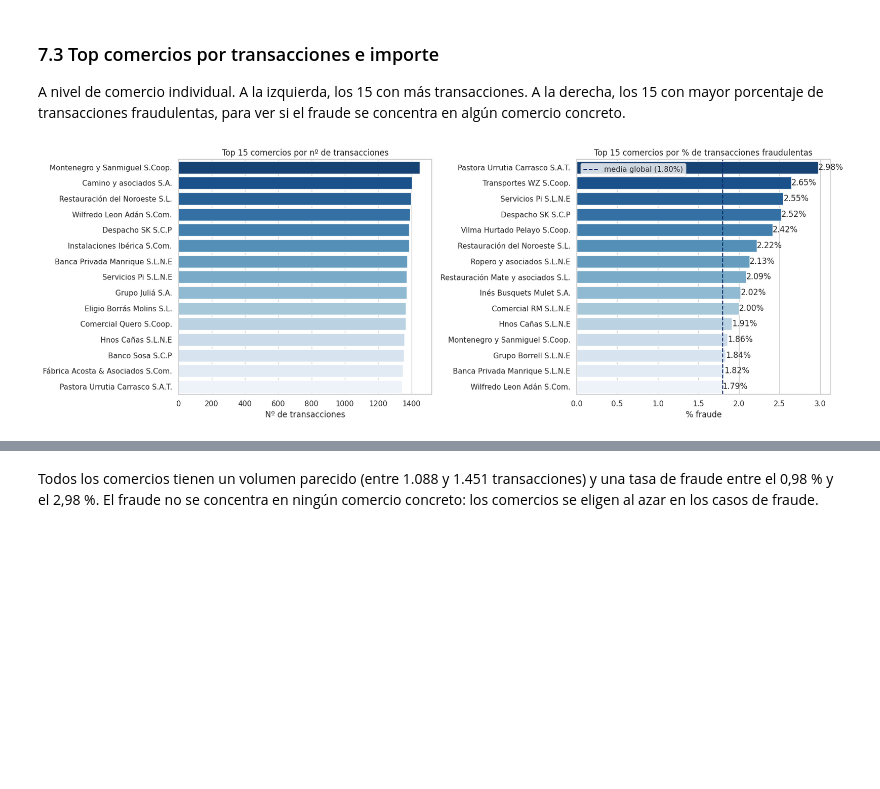
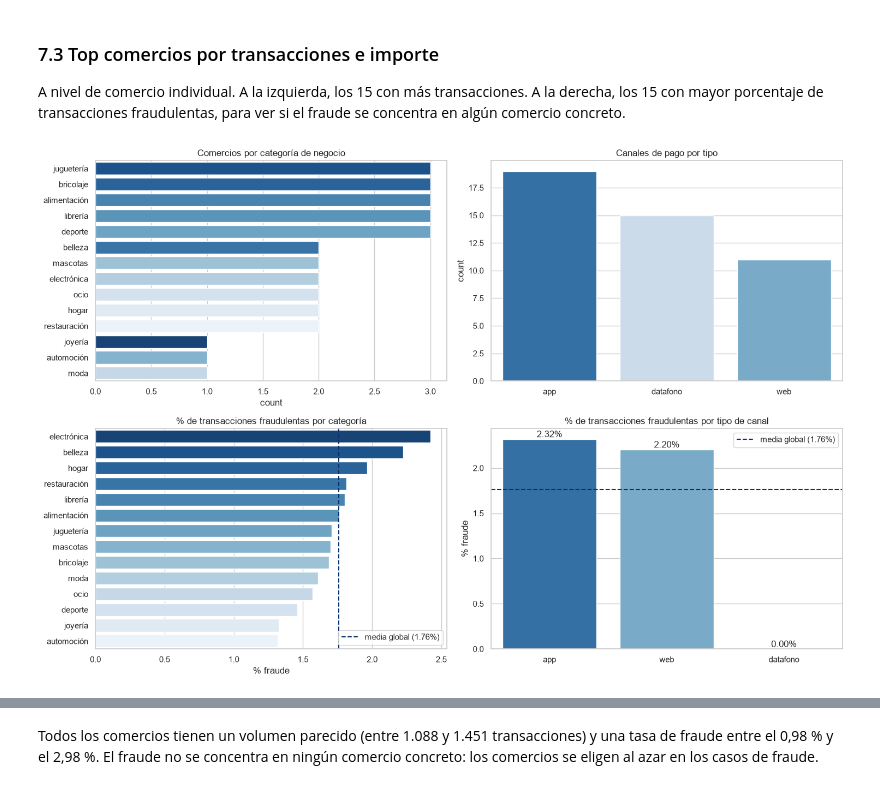
Before and after one commit to jacocallejo-merlin/Deteccion-fraude-merlin, a Jupyter notebook: exploracion_visualizacion.ipynb, the cells around one changed output, grey strips where cells are left out. Drawn from its saved outputs; the diff is of its cells as text; code cells hidden in the pictures; blank space fills up the shorter version.

```diff
--- a/exploracion_visualizacion.ipynb
+++ b/exploracion_visualizacion.ipynb
@@ -941,43 +936,55 @@ cuando el país de la IP es distinto al del cliente, la tasa de fraude sube al 2
 
 A nivel de comercio individual. A la izquierda, los 15 con más transacciones. A la derecha, los 15 con mayor porcentaje de transacciones fraudulentas, para ver si el fraude se concentra en algún comercio concreto.
 # %%
-comercios = client.query_df("""
-    SELECT c.nombre AS comercio, c.categoria_negocio,
+df_com = client.query_df("SELECT comercio_id, categoria_negocio, pais FROM comercio")
+df_can = client.query_df("SELECT canal_id, comercio_id, tipo FROM canal_pago")
+
+fraude_comercio = client.query_df("""
+    SELECT c.categoria_negocio, cp.tipo AS tipo_canal,
            count() AS n_transacciones,
-           round(sum(t.cantidad), 2) AS importe_total,
            countIf(t.es_fraude = 1) AS n_fraudes
     FROM transaccion t
     JOIN canal_pago cp ON t.canal_id = cp.canal_id
     JOIN comercio c ON cp.comercio_id = c.comercio_id
-    GROUP BY c.nombre, c.categoria_negocio
+    GROUP BY c.categoria_negocio, cp.tipo
 """)
-comercios["importe_total"] = comercios["importe_total"].astype(float)
-comercios["tasa_fraude"] = comercios["n_fraudes"] / comercios["n_transacciones"] * 100
 
-top_volumen = comercios.sort_values("n_transacciones", ascending=False).head(15)
-top_fraude = comercios.sort_values("tasa_fraude", ascending=False).head(15)
+tasa_categoria = tasa_fraude(fraude_comercio, "categoria_negocio")
+tasa_canal = tasa_fraude(fraude_comercio, "tipo_canal")
 
-fig, axes = plt.subplots(1, 2, figsize=(17, 6))
+fig, axes = plt.subplots(2, 2, figsize=(15, 10))
 
-sns.barplot(data=top_volumen, x="n_transacciones", y="comercio", hue="comercio",
-            palette=AZULES, legend=False, ax=axes[0])
-axes[0].set_title("Top 15 comercios por nº de transacciones")
-axes[0].set_xlabel("Nº de transacciones")
-axes[0].set_ylabel("")
+sns.countplot(data=df_com, y="categoria_negocio", hue="categoria_negocio", palette=AZULES, legend=False,
+              order=df_com["categoria_negocio"].value_counts().index, ax=axes[0, 0])
+axes[0, 0].set_title("Comercios por categoría de negocio")
+axes[0, 0].set_ylabel("")
 
-sns.barplot(data=top_fraude, x="tasa_fraude", y="comercio", hue="comercio",
-            palette=AZULES, legend=False, ax=axes[1])
-axes[1].axvline(tasa_global_txn, color="#08306b", linestyle="--", label=f"media global ({tasa_global_txn:.2f}%)")
-axes[1].set_title("Top 15 comercios por % de transacciones fraudulentas")
-axes[1].set_xlabel("% fraude")
-axes[1].set_ylabel("")
-axes[1].legend()
-for cont in axes[1].containers:
-    axes[1].bar_label(cont, fmt="%.2f%%")
+sns.countplot(data=df_can, x="tipo", hue="tipo", palette=AZULES, legend=False,
+              order=df_can["tipo"].value_counts().index, ax=axes[0, 1])
+axes[0, 1].set_title("Canales de pago por tipo")
+axes[0, 1].set_xlabel("")
+
+sns.barplot(data=tasa_categoria, y="categoria_negocio", x="tasa_fraude", hue="categoria_negocio",
+            palette=AZULES, legend=False, ax=axes[1, 0])
+axes[1, 0].axvline(tasa_global_txn, color="#08306b", linestyle="--", label=f"media global ({tasa_global_txn:.2f}%)")
+axes[1, 0].set_title("% de transacciones fraudulentas por categoría")
+axes[1, 0].set_xlabel("% fraude")
+axes[1, 0].set_ylabel("")
+axes[1, 0].legend()
+
+sns.barplot(data=tasa_canal, x="tipo_canal", y="tasa_fraude", hue="tipo_canal",
+            palette=AZULES, legend=False, ax=axes[1, 1])
+axes[1, 1].axhline(tasa_global_txn, color="#08306b", linestyle="--", label=f"media global ({tasa_global_txn:.2f}%)")
+axes[1, 1].set_title("% de transacciones fraudulentas por tipo de canal")
+axes[1, 1].set_xlabel("")
+axes[1, 1].set_ylabel("% fraude")
+axes[1, 1].legend()
+for cont in axes[1, 1].containers:
+    axes[1, 1].bar_label(cont, fmt="%.2f%%")
 
 plt.tight_layout()
 plt.show()
 
-top_fraude[["comercio", "categoria_negocio", "n_transacciones", "n_fraudes", "tasa_fraude", "importe_total"]].round(2)
+tasa_canal.round(2)
 # %% [output]
-[figure, old version]
+[figure, new version]
```
Also changed, not shown: parts of 29 cells of this notebook, 6 other files.
